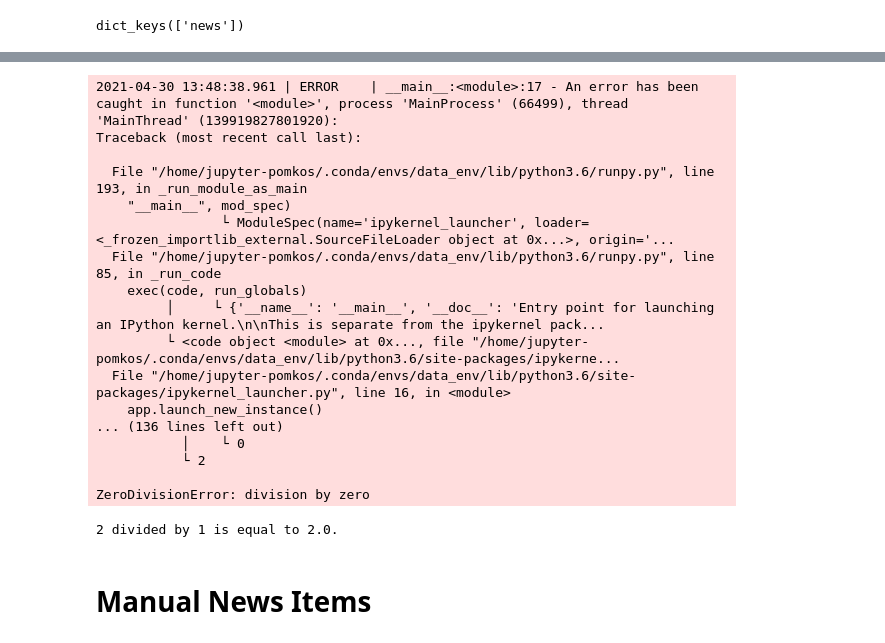
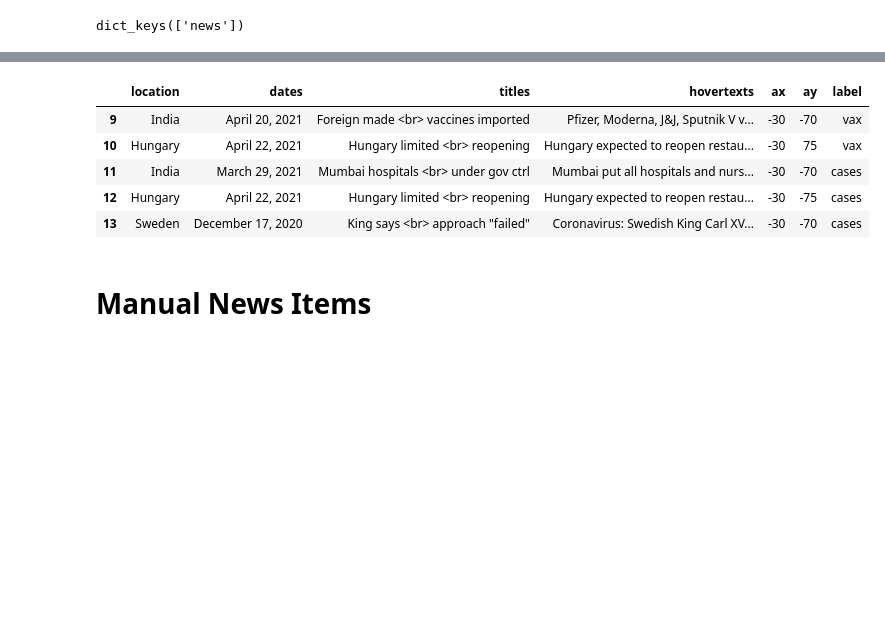
Before and after one commit to pomkos/covid_dash, a Jupyter notebook: covid_soup.ipynb, the cells around one changed output, grey strips where cells are left out. Cells and saved outputs as stored; diff of their text form; code cells hidden in the pictures; blank space fills up the shorter version.

Commit message:
added india news

```diff
--- a/covid_soup.ipynb
+++ b/covid_soup.ipynb
@@ -71,37 +17,9 @@ The factorial of 5 is 120
-# %%
-from loguru import logger
-from itertools import combinations
-
-def division(num1: int, num2: int):
-    return num1/num2
-
-@logger.catch # Add this to track errors
-def divide_numbers(num_list: list):
-    for comb in combinations(num_list, 2):
-        num1, num2 = comb
-        res = division(num1, num2)
-        print(f"{num1} divided by {num2} is equal to {res}.")
-
-
-if __name__ =='__main__':
-    num_list = [2, 1, 0]
-    divide_numbers(num_list)
-# %% [output]
-2021-04-30 13:48:38.961 | ERROR    | __main__:<module>:17 - An error has been caught in function '<module>', process 'MainProcess' (66499), thread 'MainThread' (139919827801920):
-Traceback (most recent call last):
-
-  File "/home/jupyter-pomkos/.conda/envs/data_env/lib/python3.6/runpy.py", line 193, in _run_module_as_main
-    "__main__", mod_spec)
-                └ ModuleSpec(name='ipykernel_launcher', loader=<_frozen_importlib_external.SourceFileLoader object at 0x...>, origin='...
-  File "/home/jupyter-pomkos/.conda/envs/data_env/lib/python3.6/runpy.py", line 85, in _run_code
-    exec(code, run_globals)
-         │     └ {'__name__': '__main__', '__doc__': 'Entry point for launching an IPython kernel.\n\nThis is separate from the ipykernel pack...
-         └ <code object <module> at 0x..., file "/home/jupyter-pomkos/.conda/envs/data_env/lib/python3.6/site-packages/ipykerne...
-  File "/home/jupyter-pomkos/.conda/envs/data_env/lib/python3.6/site-packages/ipykernel_launcher.py", line 16, in <module>
-    app.launch_new_instance()
-... (136 lines left out)
-           │    └ 0
-           └ 2
-
-ZeroDivisionError: division by zero
-2 divided by 1 is equal to 2.0.
+# %%
+news.tail()
+# %% [output]
+|  | location | dates | titles | hovertexts | ax | ay | label |
+| 9 | India | April 20, 2021 | Foreign made <br> vaccines imported | Pfizer, Moderna, J&J, Sputnik V v... | -30 | -70 | vax |
+| 10 | Hungary | April 22, 2021 | Hungary limited <br> reopening | Hungary expected to reopen restau... | -30 | 75 | vax |
+| 11 | India | March 29, 2021 | Mumbai hospitals <br> under gov ctrl | Mumbai put all hospitals and nurs... | -30 | -70 | cases |
+| 12 | Hungary | April 22, 2021 | Hungary limited <br> reopening | Hungary expected to reopen restau... | -30 | -75 | cases |
+| 13 | Sweden | December 17, 2020 | King says <br> approach "failed" | Coronavirus: Swedish King Carl XV... | -30 | -70 | cases |
```
Also changed, not shown: parts of 8 cells of this notebook, 1 other file.
